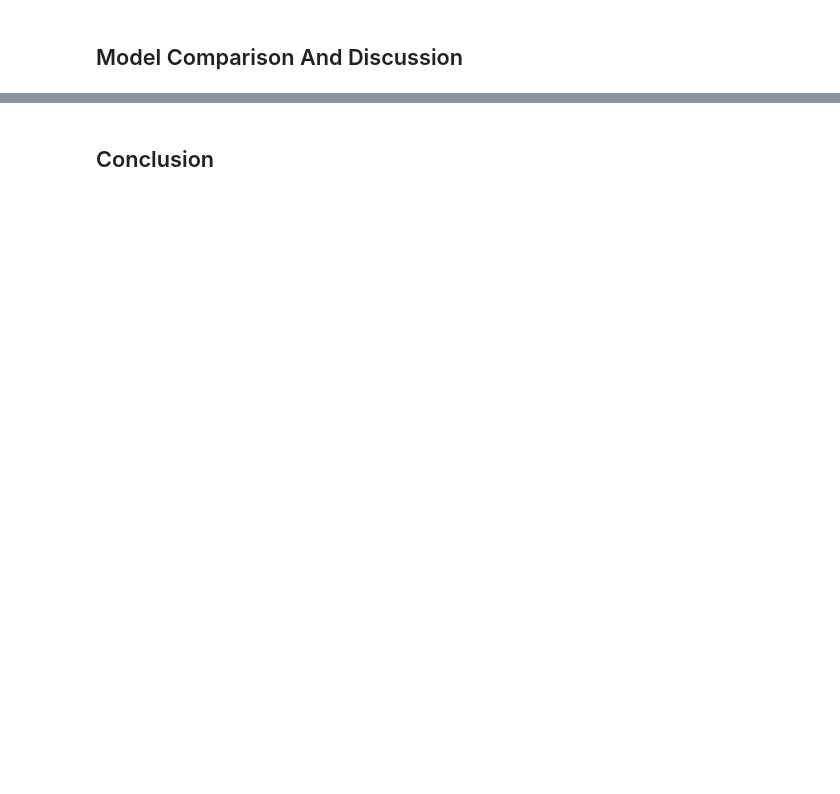
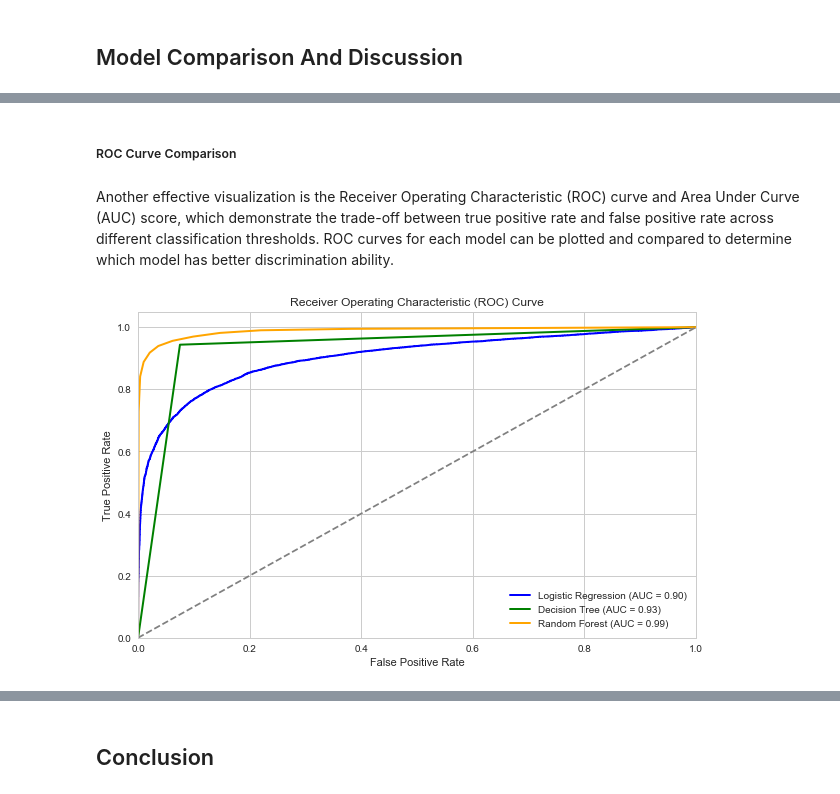
Before and after one commit to KohJJ820/MLIsFun, a Jupyter notebook: 4_LabEnhancement_LogisticRegression/4_LogisticRegression.ipynb, the cells around one changed output, grey strips where cells are left out. Saved outputs shown, nothing was run; the diff lists cells and outputs as text; code cells hidden in the pictures; blank space fills up the shorter version.

```diff
--- a/4_LabEnhancement_LogisticRegression/4_LogisticRegression.ipynb
+++ b/4_LabEnhancement_LogisticRegression/4_LogisticRegression.ipynb
@@ -445,0 +517,27 @@ Random Forest Accuracy: 0.9504981079620047
+# %% [markdown]
+##### ROC Curve Comparison
+# %% [markdown]
+Another effective visualization is the Receiver Operating Characteristic (ROC) curve and Area Under Curve (AUC) score, which demonstrate the trade-off between true positive rate and false positive rate across different classification thresholds. ROC curves for each model can be plotted and compared to determine which model has better discrimination ability.
+# %%
+from sklearn.metrics import roc_curve, auc
+
+# Plot ROC curve for each model
+plt.figure(figsize=(10, 6))
+for model, name, color in zip([logreg, tree_model, forest_model],
+                              ['Logistic Regression', 'Decision Tree', 'Random Forest'],
+                              ['blue', 'green', 'orange']):
+    y_pred_proba = model.predict_proba(X_test)[:, 1]
+    fpr, tpr, _ = roc_curve(y_test, y_pred_proba)
+    roc_auc = auc(fpr, tpr)
+    plt.plot(fpr, tpr, color=color, lw=2, label=f'{name} (AUC = {roc_auc:.2f})')
+
+plt.plot([0, 1], [0, 1], color='gray', linestyle='--')
+plt.xlim([0.0, 1.0])
+plt.ylim([0.0, 1.05])
+plt.xlabel('False Positive Rate')
+plt.ylabel('True Positive Rate')
+plt.title('Receiver Operating Characteristic (ROC) Curve')
+plt.legend(loc="lower right")
+plt.show()
+# %% [output]
+[figure, added]
```
Also changed, not shown: parts of 29 cells of this notebook.
